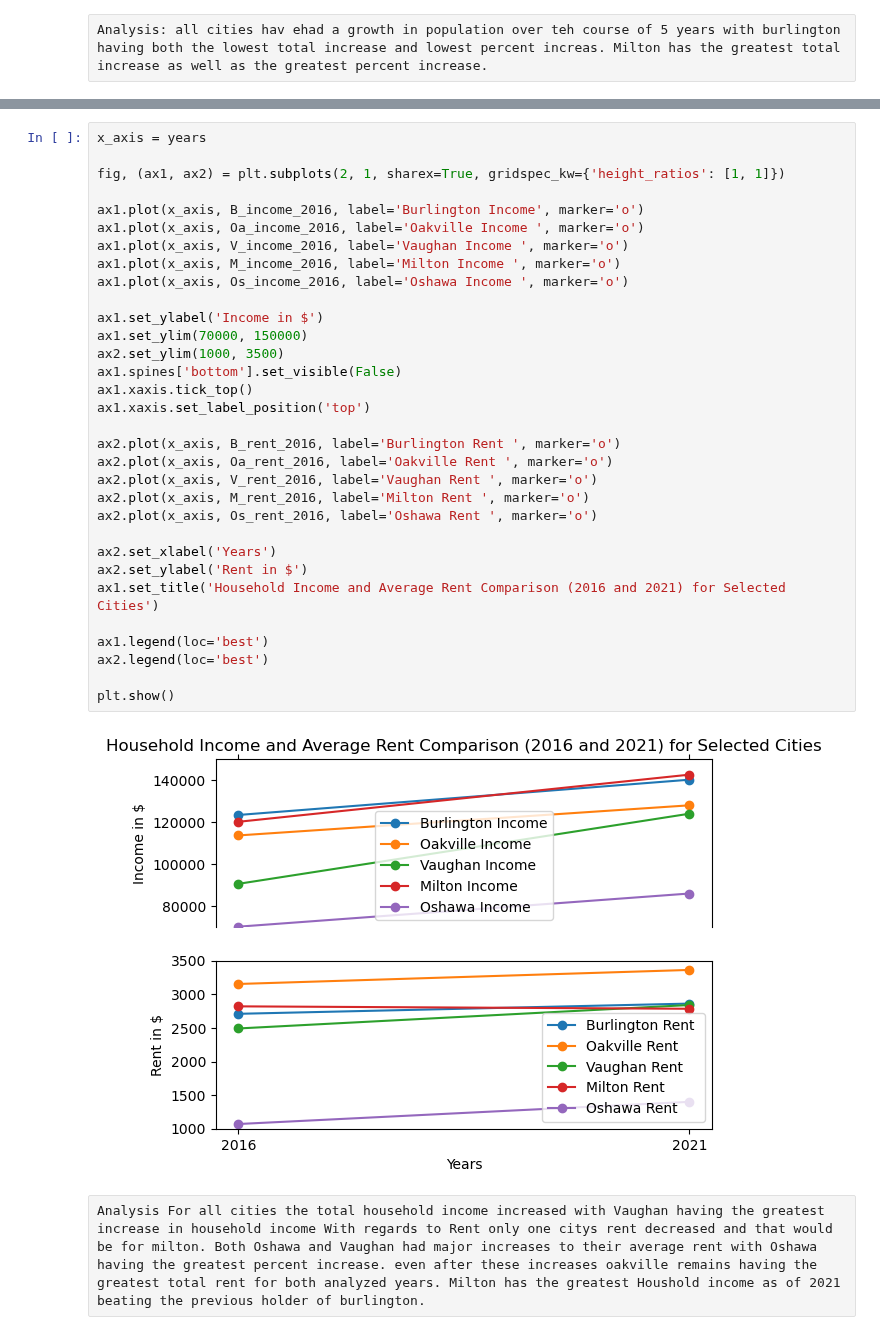
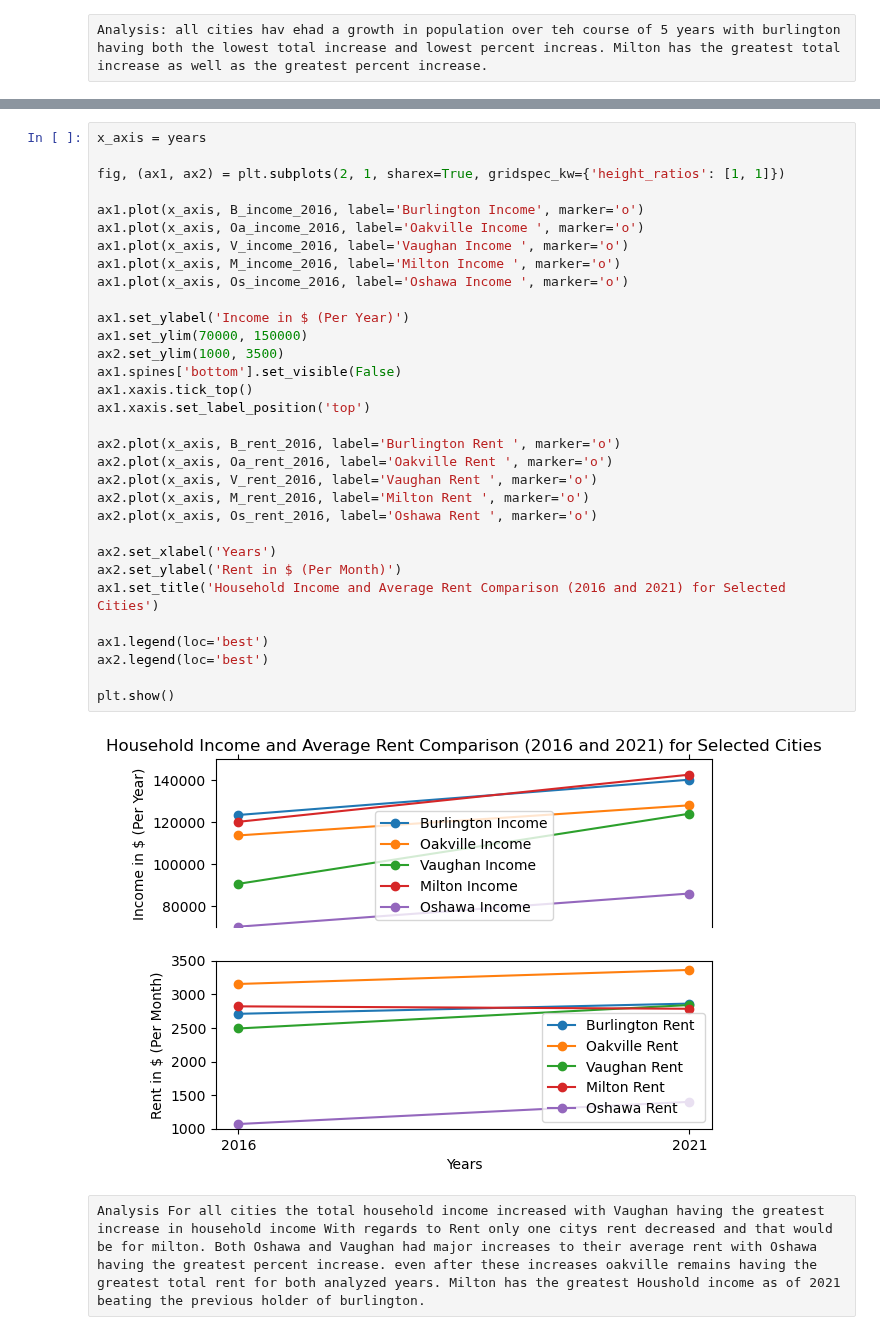
Before and after one commit to MaisieDeGraaf/oakville-housing-analysis, a Jupyter notebook: Main_Cities_Analysis.ipynb, the cells around one changed output, grey strips where cells are left out. Drawn from its saved outputs; the diff is of its cells as text.

```diff
--- a/Main_Cities_Analysis.ipynb
+++ b/Main_Cities_Analysis.ipynb
@@ -270,36 +270,36 @@ plt.show()
 x_axis = years
 
 fig, (ax1, ax2) = plt.subplots(2, 1, sharex=True, gridspec_kw={'height_ratios': [1, 1]})
 
 ax1.plot(x_axis, B_income_2016, label='Burlington Income', marker='o')
 ax1.plot(x_axis, Oa_income_2016, label='Oakville Income ', marker='o')
 ax1.plot(x_axis, V_income_2016, label='Vaughan Income ', marker='o')
 ax1.plot(x_axis, M_income_2016, label='Milton Income ', marker='o')
 ax1.plot(x_axis, Os_income_2016, label='Oshawa Income ', marker='o')
 
-ax1.set_ylabel('Income in $')
+ax1.set_ylabel('Income in $ (Per Year)')
 ax1.set_ylim(70000, 150000)
 ax2.set_ylim(1000, 3500)
 ax1.spines['bottom'].set_visible(False)
 ax1.xaxis.tick_top()
 ax1.xaxis.set_label_position('top')
 
 ax2.plot(x_axis, B_rent_2016, label='Burlington Rent ', marker='o')
 ax2.plot(x_axis, Oa_rent_2016, label='Oakville Rent ', marker='o')
 ax2.plot(x_axis, V_rent_2016, label='Vaughan Rent ', marker='o')
 ax2.plot(x_axis, M_rent_2016, label='Milton Rent ', marker='o')
 ax2.plot(x_axis, Os_rent_2016, label='Oshawa Rent ', marker='o')
 
 ax2.set_xlabel('Years')
-ax2.set_ylabel('Rent in $')
+ax2.set_ylabel('Rent in $ (Per Month)')
 ax1.set_title('Household Income and Average Rent Comparison (2016 and 2021) for Selected Cities')
 
 ax1.legend(loc='best')
 ax2.legend(loc='best')
 
 plt.show()
 # %% [output]
-[figure, old version]
+[figure, new version]
 # %% [raw]
 Analysis For all cities the total household income increased with Vaughan having the greatest increase in household income With regards to Rent only one citys rent decreased and that would be for milton. Both Oshawa and Vaughan had major increases to their average rent with Oshawa having the greatest percent increase. even after these increases oakville remains having the greatest total rent for both analyzed years. Milton has the greatest Houshold income as of 2021 beating the previous holder of burlington.
 # %%
```
Also changed, not shown: parts of 4 cells of this notebook.
